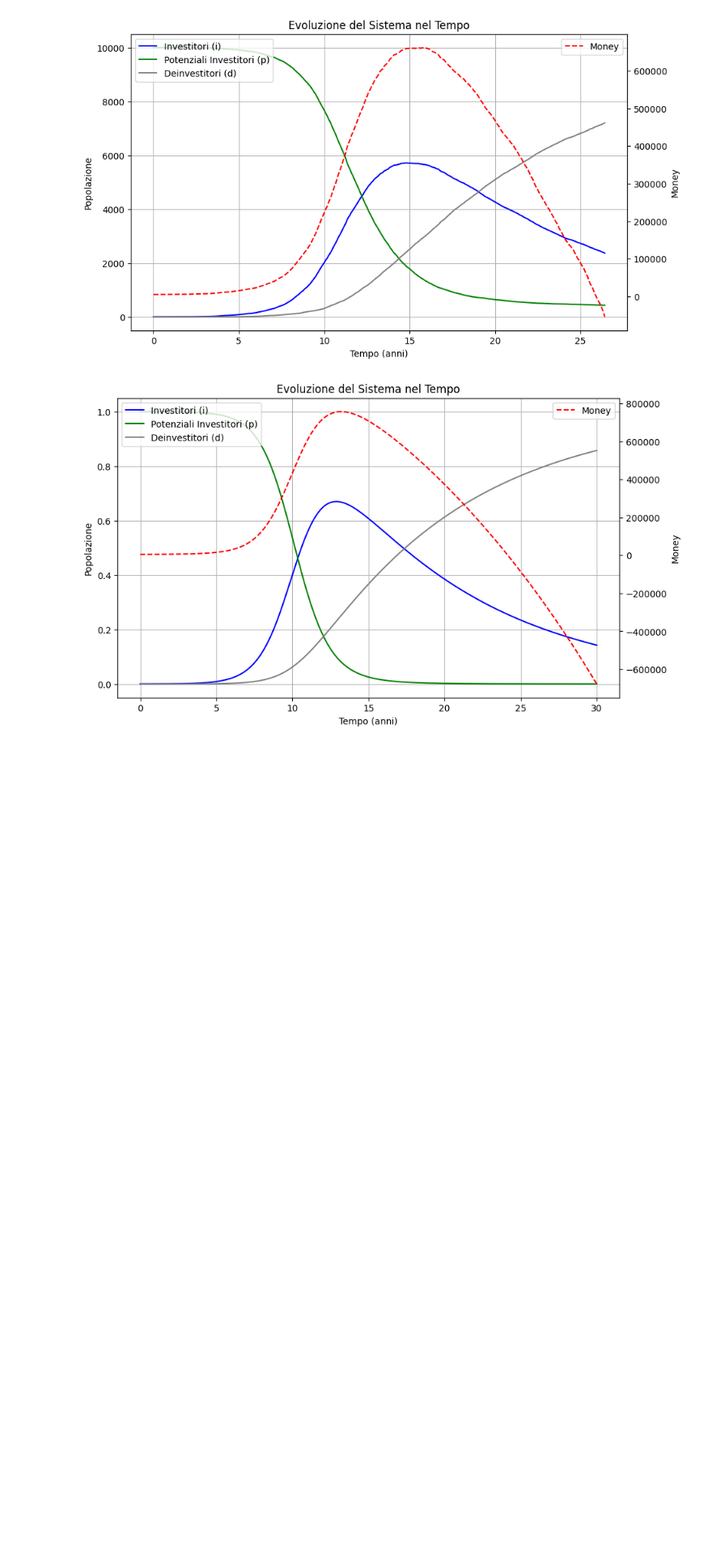
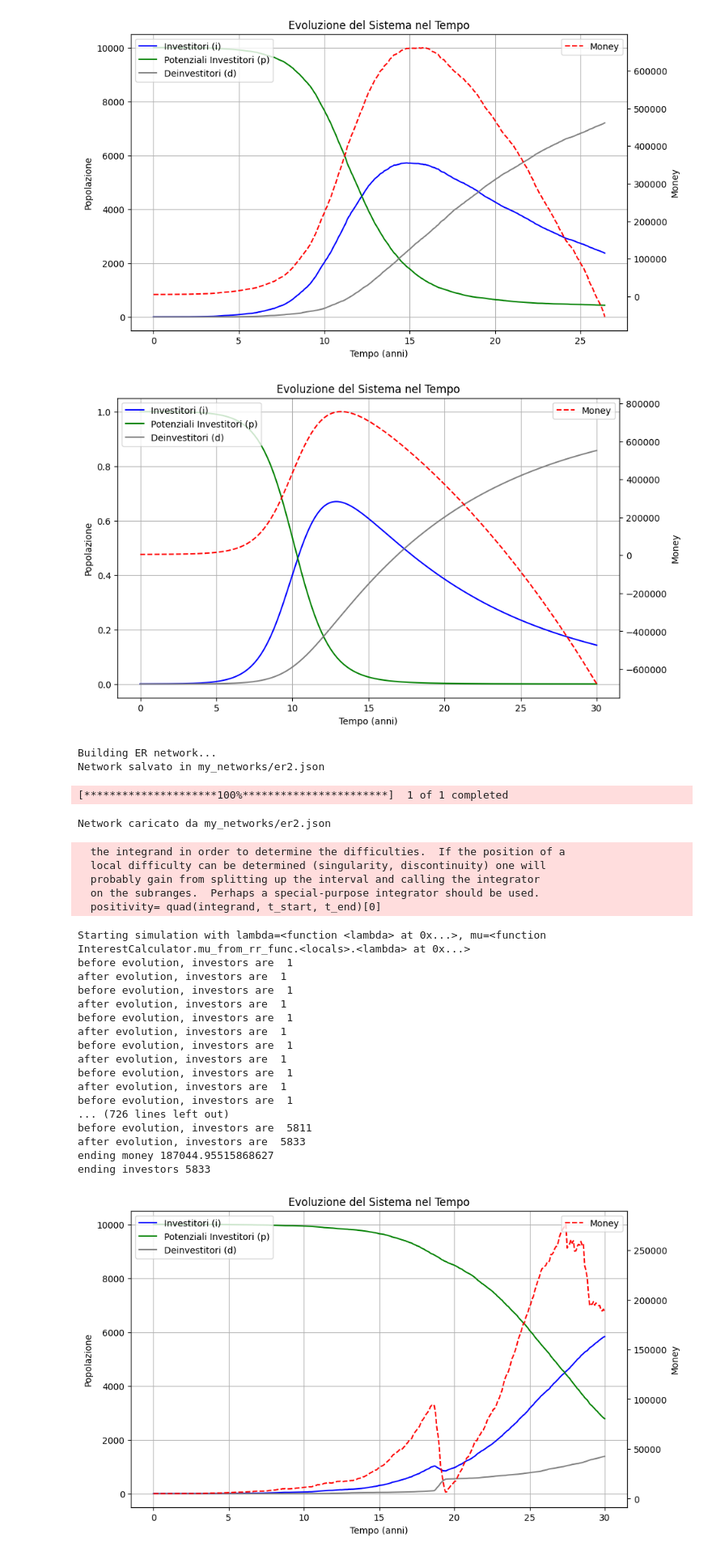
Before and after one commit to NexganGH/Ponzi-Scheme, a Jupyter notebook: test.ipynb, the cells around one changed output. Shown: that part at 81% size. Drawn from its saved outputs; the diff is of its cells as text; code cells hidden in the pictures; blank space fills up the shorter version.

```diff
--- a/test.ipynb
+++ b/test.ipynb
@@ -74,3 +74,66 @@ diff.solve_densities(0, 30, 1000)
 diff.graph('asd')
 # %% [output]
 [figure]
+# %%
+erNet = ErNetwork(k_avg=10, n_nodes=10000, capital_per_person=100, ponzi_capital=5000)
+
+erNet.build()
+erNet.save_json('my_networks/er2.json')
+# %% [output]
+Building ER network...
+Network salvato in my_networks/er2.json
+# %%
+from data import Data
+import numpy as np
+from networks.interest_calculator import InterestCalculator
+from networks.er_network import ErNetwork
+import matplotlib.pyplot as plt
+from ponzi_simulation import PonziSimulation
+
+erNet = ErNetwork.load_json('my_networks/er2.json')
+data = Data()
+data.download()
+
+interest_calculator = InterestCalculator(r_p = lambda t: 0.25, r_r = data.interpolated_r_r) #data.interpolated_r_r)
+interest_calculator.compute_market_positivity(0, 30, 200)
+
+ponzi = PonziSimulation(
+    network = erNet,
+    interest_calculator = interest_calculator,
+    max_time_units = 30 * 12,
+    dt = 1. / 12,
+    lambda_ = lambda t: 0.04,
+    mu = interest_calculator.mu_from_rr_func(base=0.03, min=0.025, max=0.8, steepness=150),# interest_calculator.mu_from_rr_func(base=0.03, min=0.025, max=0.8, steepness=150),
+    capital_per_person = 100,
+    ponzi_capital = 5000)
+
+ponzi_capital, investor, potential, deinvestor, degrees_money = ponzi.simulate_ponzi()
+print('ending money', ponzi_capital[-1])
+print('ending investors', investor[-1])
+ponzi.graph('test')
+# %% [output]
+[*********************100%***********************]  1 of 1 completed
+Network caricato da my_networks/er2.json
+  the integrand in order to determine the difficulties.  If the position of a
+  local difficulty can be determined (singularity, discontinuity) one will
+  probably gain from splitting up the interval and calling the integrator
+  on the subranges.  Perhaps a special-purpose integrator should be used.
+  positivity= quad(integrand, t_start, t_end)[0]
+Starting simulation with lambda=<function <lambda> at 0x...>, mu=<function InterestCalculator.mu_from_rr_func.<locals>.<lambda> at 0x...>
+before evolution, investors are  1
+after evolution, investors are  1
+before evolution, investors are  1
+after evolution, investors are  1
+before evolution, investors are  1
+after evolution, investors are  1
+before evolution, investors are  1
+after evolution, investors are  1
+before evolution, investors are  1
+after evolution, investors are  1
+before evolution, investors are  1
+... (726 lines left out)
+before evolution, investors are  5811
+after evolution, investors are  5833
+ending money 187044.95515868627
+ending investors 5833
+[figure, added]
```
Also changed, not shown: parts of 1 cell of this notebook, 4 other files.
